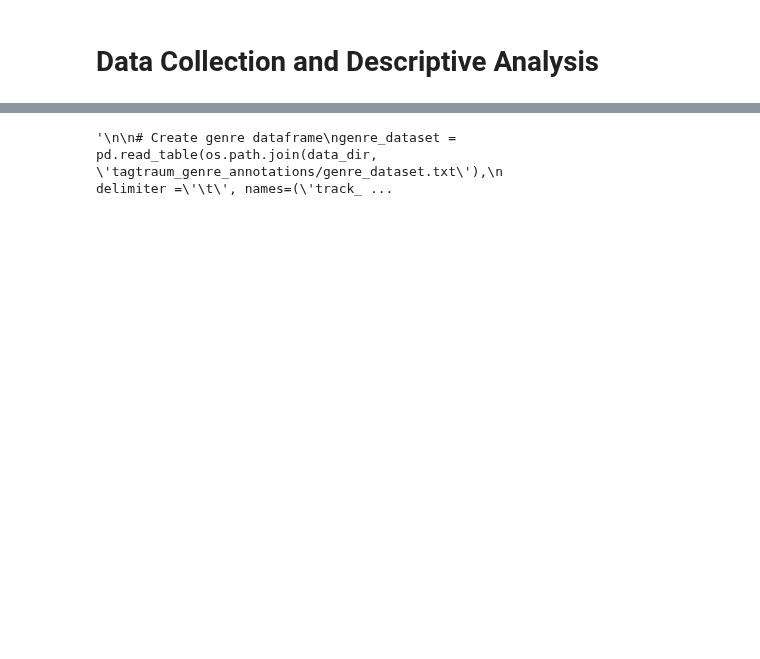
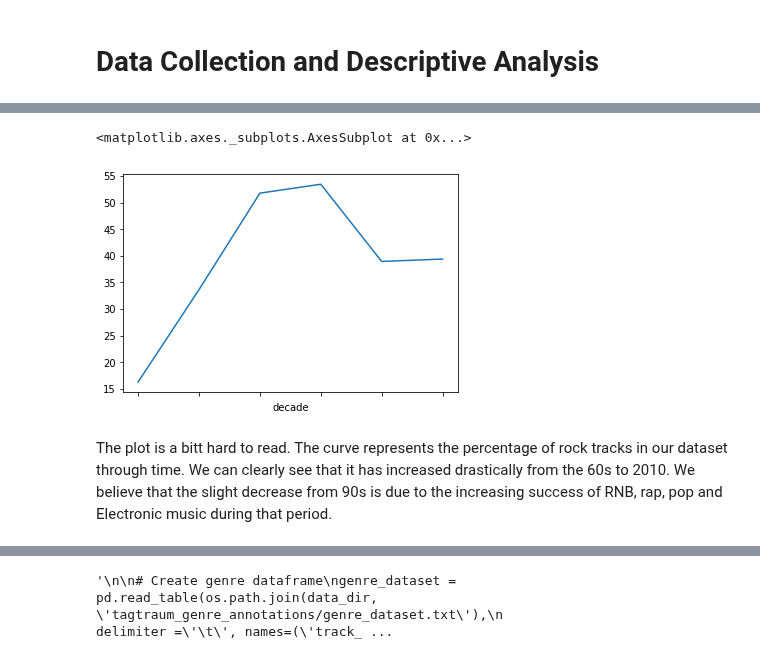
Before and after one commit to axnyang/CS401, a Jupyter notebook: msd_project.ipynb, the cells around one changed output, grey strips where cells are left out. Saved outputs shown, nothing was run; the diff lists cells and outputs as text; code cells hidden in the pictures; blank space fills up the shorter version.

```diff
--- a/msd_project.ipynb
+++ b/msd_project.ipynb
@@ -95,0 +167,10 @@ Using an additional dataset obtained from the million song website that contains
+# %%
+# Evolution of Rock
+
+decade_rock = year_artist_name_title_genre.groupby(['genre','decade']).size()
+(100*decade_rock['Rock']/(year_artist_name_title_genre.groupby('decade').size())).plot()
+# %% [output]
+<matplotlib.axes._subplots.AxesSubplot at 0x...>
+[figure, added]
+# %% [markdown]
+The plot is a bitt hard to read. The curve represents the percentage of rock tracks in our dataset through time. We can clearly see that it has increased drastically from the 60s to 2010. We believe that the slight decrease from 90s is due to the increasing success of RNB, rap, pop and Electronic music during that period.
```
Also changed, not shown: parts of 140 cells of this notebook, 2 other files.
